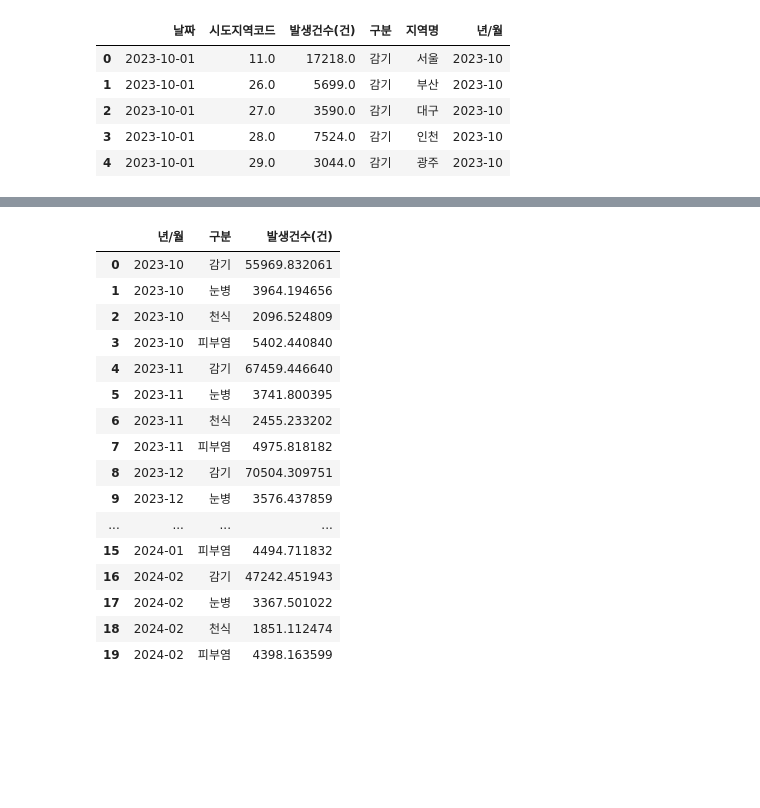
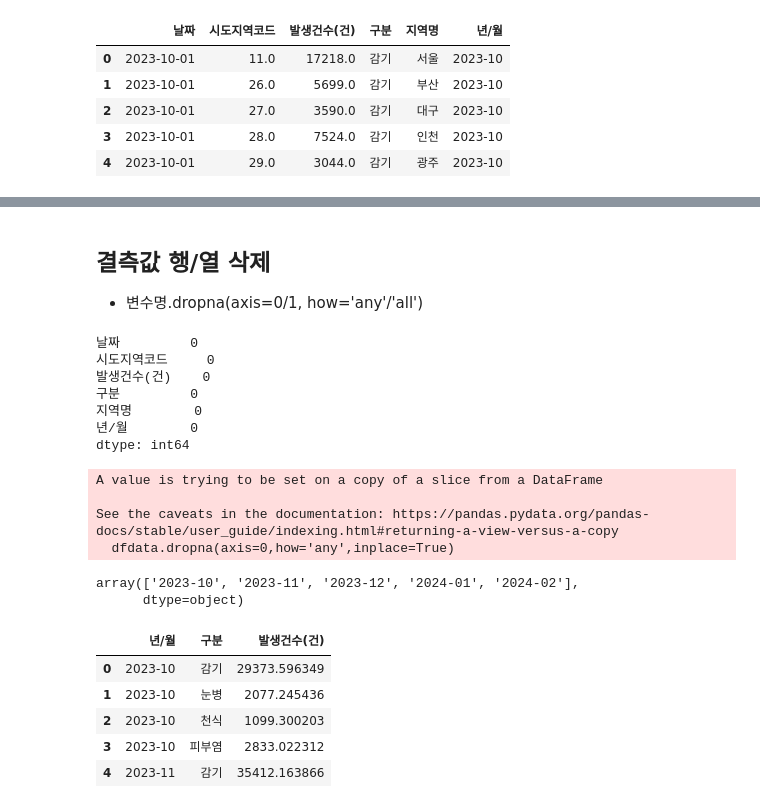
Before and after one commit to jennykim1001/pythonDataAnalysis, a Jupyter notebook: 질병.ipynb, the cells around one changed output, grey strips where cells are left out. Cells and saved outputs as stored; diff of their text form; code cells hidden in the pictures; blank space fills up the shorter version.

```diff
--- a/질병.ipynb
+++ b/질병.ipynb
@@ -143,22 +145,38 @@ data_mearge[data_mearge['지역명'] != '전국']
+# %% [markdown]
+## 결측값 행/열 삭제
+* 변수명.dropna(axis=0/1, how='any'/'all')
+# %%
+dfdata.isnull().sum()
+# %% [output]
+날짜         0
+시도지역코드     0
+발생건수(건)    0
+구분         0
+지역명        0
+년/월        0
+dtype: int64
+# %%
+dfdata.dropna(axis=0,how='any',inplace=True)
+# %% [output]
+A value is trying to be set on a copy of a slice from a DataFrame
+
+See the caveats in the documentation: https://pandas.pydata.org/pandas-docs/stable/user_guide/indexing.html#returning-a-view-versus-a-copy
+  dfdata.dropna(axis=0,how='any',inplace=True)
 # %%
 # 년/월, 구분별 발생건수의 평균
 
-data_mearge.groupby(['년/월','구분'],as_index=False)[['발생건수(건)']].mean()
+yearmonthdf = dfdata.groupby(['년/월','구분'],as_index=False)[['발생건수(건)']].mean()
-# %% [output]
-|  | 년/월 | 구분 | 발생건수(건) |
-| 0 | 2023-10 | 감기 | 55969.832061 |
-| 1 | 2023-10 | 눈병 | 3964.194656 |
-| 2 | 2023-10 | 천식 | 2096.524809 |
-| 3 | 2023-10 | 피부염 | 5402.440840 |
-| 4 | 2023-11 | 감기 | 67459.446640 |
-| 5 | 2023-11 | 눈병 | 3741.800395 |
-| 6 | 2023-11 | 천식 | 2455.233202 |
-| 7 | 2023-11 | 피부염 | 4975.818182 |
-| 8 | 2023-12 | 감기 | 70504.309751 |
-| 9 | 2023-12 | 눈병 | 3576.437859 |
-| ... | ... | ... | ... |
-| 15 | 2024-01 | 피부염 | 4494.711832 |
-| 16 | 2024-02 | 감기 | 47242.451943 |
-| 17 | 2024-02 | 눈병 | 3367.501022 |
-| 18 | 2024-02 | 천식 | 1851.112474 |
-| 19 | 2024-02 | 피부염 | 4398.163599 |
+# %%
+dfdata['년/월'].unique()
+# %% [output]
+array(['2023-10', '2023-11', '2023-12', '2024-01', '2024-02'],
+      dtype=object)
+# %%
+yearmonthdf.head()
+# %% [output]
+|  | 년/월 | 구분 | 발생건수(건) |
+| 0 | 2023-10 | 감기 | 29373.596349 |
+| 1 | 2023-10 | 눈병 | 2077.245436 |
+| 2 | 2023-10 | 천식 | 1099.300203 |
+| 3 | 2023-10 | 피부염 | 2833.022312 |
+| 4 | 2023-11 | 감기 | 35412.163866 |
```
Also changed, not shown: parts of 3 cells of this notebook, 4 other files.
